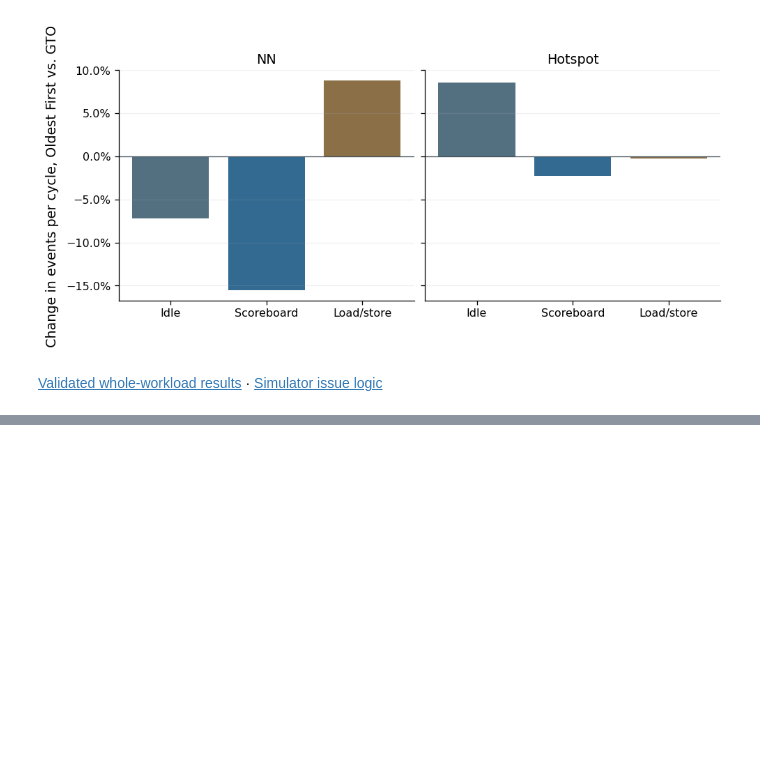
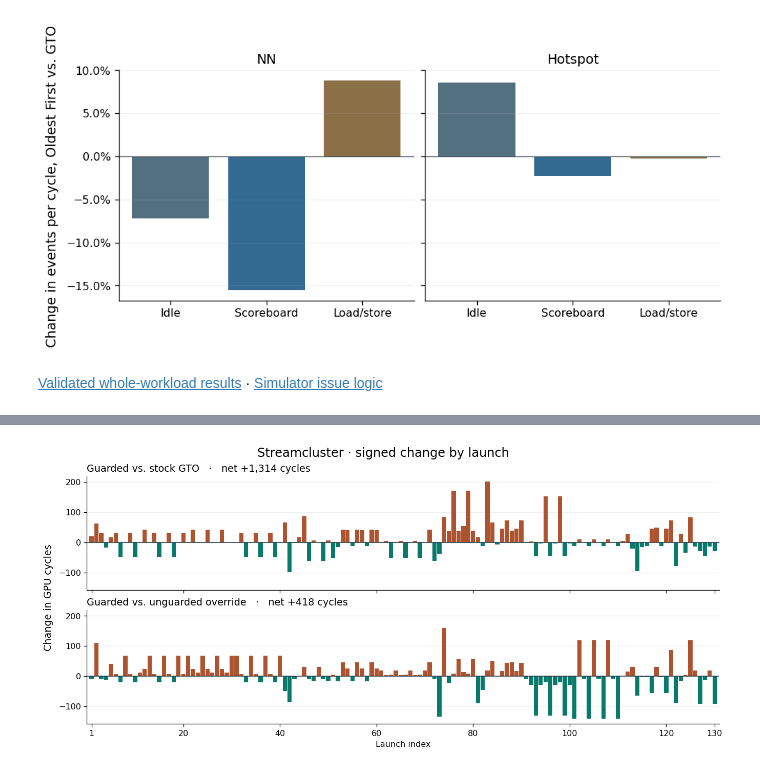
Before and after one commit to EnochWong521/gpu-warp-scheduling, a Jupyter notebook: notebooks/adaptive_policy_analysis.ipynb, the cells around one changed output, grey strips where cells are left out. Drawn from its saved outputs; the diff is of its cells as text; code cells hidden in the pictures; blank space fills up the shorter version.

```diff
--- a/notebooks/adaptive_policy_analysis.ipynb
+++ b/notebooks/adaptive_policy_analysis.ipynb
@@ -544,0 +754,25 @@ plt.show()
+# %%
+sc = pd.read_csv(adaptive_root / "streamcluster_l1_guard_launches.csv").sort_values("launch")
+assert sc.launch.tolist() == list(range(1, int(suite.loc["streamcluster", "launches"]) + 1))
+assert sc.kernel.nunique() == 1
+for base, expected in [("stock", 1314), ("unguarded", 418)]:
+    delta = sc.guarded_cycles - sc[f"{base}_cycles"]
+    assert delta.equals(sc[f"delta_{base}"]) and delta.sum() == expected
+for col in ("stock_cycles", "unguarded_cycles", "guarded_cycles"):
+    assert sc[col].sum() == suite.loc["streamcluster", col]
+
+fig, axes = plt.subplots(2, 1, sharex=True, sharey=True, figsize=(11.6, 5.2), layout="constrained")
+colors_sc = {True: "#ae532f", False: "#087a6c"}
+for ax, (col, label) in zip(axes, [("delta_stock", "stock GTO"), ("delta_unguarded", "unguarded override")]):
+    delta = sc[col]
+    ax.bar(sc.launch, delta, color=[colors_sc[value > 0] for value in delta], width=0.88)
+    ax.axhline(0, color="#283b47", linewidth=1)
+    ax.set_title(f"Guarded vs. {label}   ·   net {delta.sum():+,} cycles", loc="left", fontsize=12)
+    ax.grid(axis="y", alpha=0.20)
+    ax.set_axisbelow(True)
+axes[-1].set(xlabel="Launch index", xlim=(0, 131), xticks=[1, 20, 40, 60, 80, 100, 120, 130])
+fig.supylabel("Change in GPU cycles")
+fig.suptitle("Streamcluster · signed change by launch", fontsize=15)
+export_figure(fig, "streamcluster_signed_launch_deltas")
+# %% [output]
+[figure, added]
```
Also changed, not shown: parts of 7 cells of this notebook, 5 other files.
